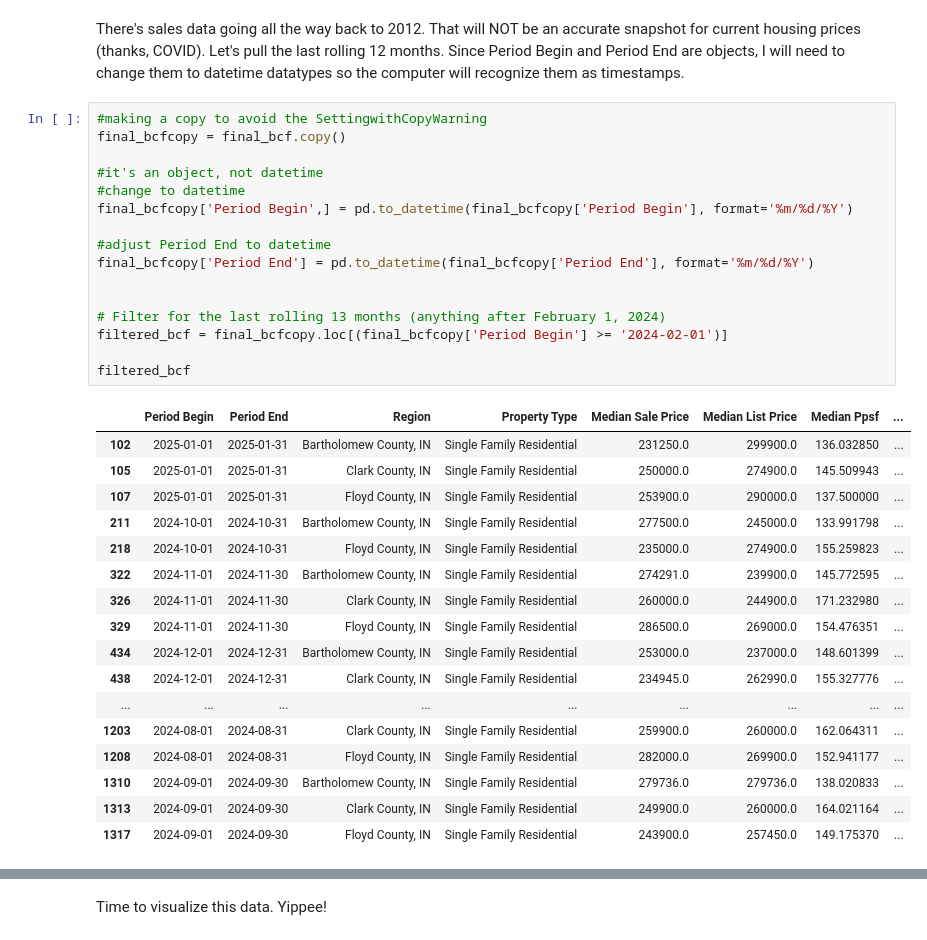
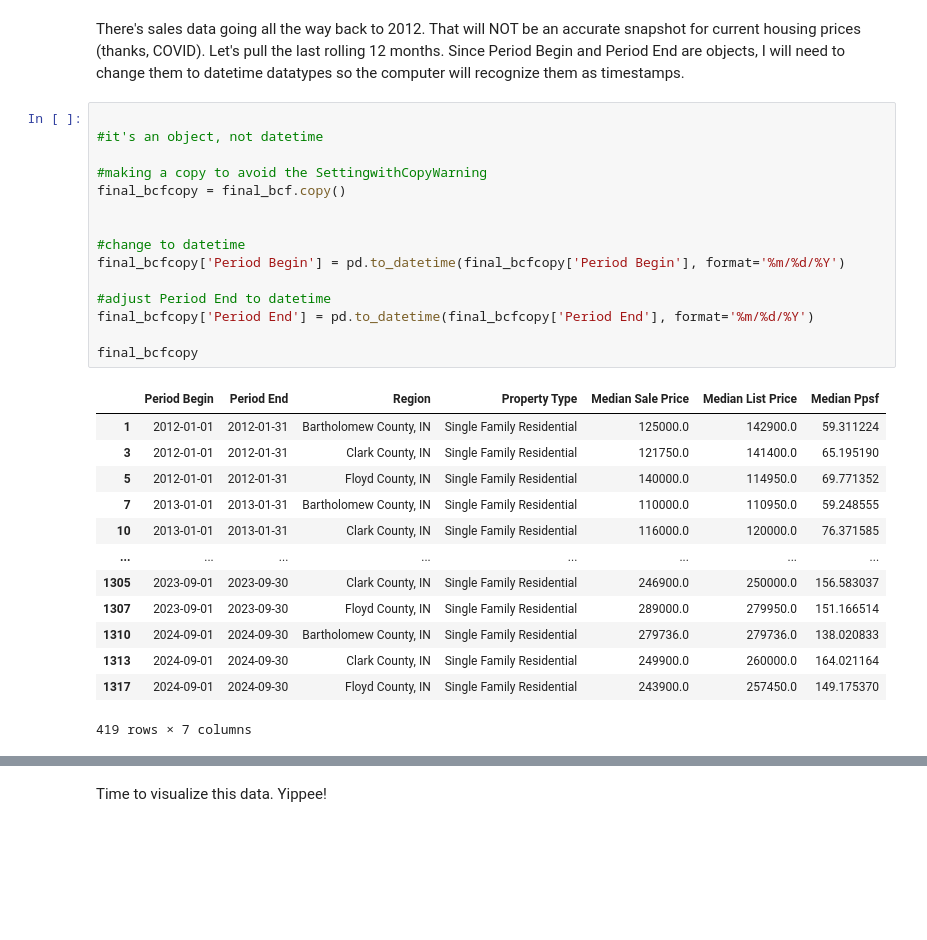
Before and after one commit to RachTheRad/SoIN_Housing_Analysis, a Jupyter notebook: HA_Cap_NB1.ipynb, the cells around one changed output, grey strips where cells are left out. Cells and saved outputs as stored; diff of their text form; blank space fills up the shorter version.

```diff
--- a/HA_Cap_NB1.ipynb
+++ b/HA_Cap_NB1.ipynb
@@ -238,36 +238,31 @@ dtype: object
 # %% [markdown]
 There's sales data going all the way back to 2012. That will NOT be an accurate snapshot for current housing prices (thanks, COVID). Let's pull the last rolling 12 months. Since Period Begin and Period End are objects, I will need to change them to datetime datatypes so the computer will recognize them as timestamps.
 # %%
+
+#it's an object, not datetime
+
 #making a copy to avoid the SettingwithCopyWarning
 final_bcfcopy = final_bcf.copy()
 
-#it's an object, not datetime
+
 #change to datetime
-final_bcfcopy['Period Begin',] = pd.to_datetime(final_bcfcopy['Period Begin'], format='%m/%d/%Y')
+final_bcfcopy['Period Begin'] = pd.to_datetime(final_bcfcopy['Period Begin'], format='%m/%d/%Y')
 
 #adjust Period End to datetime
 final_bcfcopy['Period End'] = pd.to_datetime(final_bcfcopy['Period End'], format='%m/%d/%Y')
 
-
-# Filter for the last rolling 13 months (anything after February 1, 2024)
-filtered_bcf = final_bcfcopy.loc[(final_bcfcopy['Period Begin'] >= '2024-02-01')]
-
-filtered_bcf
+final_bcfcopy
 # %% [output]
-|  | Period Begin | Period End | Region | Property Type | Median Sale Price | Median List Price | Median Ppsf | ... |
-| 102 | 2025-01-01 | 2025-01-31 | Bartholomew County, IN | Single Family Residential | 231250.0 | 299900.0 | 136.032850 | ... |
-| 105 | 2025-01-01 | 2025-01-31 | Clark County, IN | Single Family Residential | 250000.0 | 274900.0 | 145.509943 | ... |
-| 107 | 2025-01-01 | 2025-01-31 | Floyd County, IN | Single Family Residential | 253900.0 | 290000.0 | 137.500000 | ... |
-| 211 | 2024-10-01 | 2024-10-31 | Bartholomew County, IN | Single Family Residential | 277500.0 | 245000.0 | 133.991798 | ... |
-| 218 | 2024-10-01 | 2024-10-31 | Floyd County, IN | Single Family Residential | 235000.0 | 274900.0 | 155.259823 | ... |
-| 322 | 2024-11-01 | 2024-11-30 | Bartholomew County, IN | Single Family Residential | 274291.0 | 239900.0 | 145.772595 | ... |
-| 326 | 2024-11-01 | 2024-11-30 | Clark County, IN | Single Family Residential | 260000.0 | 244900.0 | 171.232980 | ... |
-| 329 | 2024-11-01 | 2024-11-30 | Floyd County, IN | Single Family Residential | 286500.0 | 269000.0 | 154.476351 | ... |
-| 434 | 2024-12-01 | 2024-12-31 | Bartholomew County, IN | Single Family Residential | 253000.0 | 237000.0 | 148.601399 | ... |
-| 438 | 2024-12-01 | 2024-12-31 | Clark County, IN | Single Family Residential | 234945.0 | 262990.0 | 155.327776 | ... |
-| ... | ... | ... | ... | ... | ... | ... | ... | ... |
-| 1203 | 2024-08-01 | 2024-08-31 | Clark County, IN | Single Family Residential | 259900.0 | 260000.0 | 162.064311 | ... |
-| 1208 | 2024-08-01 | 2024-08-31 | Floyd County, IN | Single Family Residential | 282000.0 | 269900.0 | 152.941177 | ... |
-| 1310 | 2024-09-01 | 2024-09-30 | Bartholomew County, IN | Single Family Residential | 279736.0 | 279736.0 | 138.020833 | ... |
-| 1313 | 2024-09-01 | 2024-09-30 | Clark County, IN | Single Family Residential | 249900.0 | 260000.0 | 164.021164 | ... |
-| 1317 | 2024-09-01 | 2024-09-30 | Floyd County, IN | Single Family Residential | 243900.0 | 257450.0 | 149.175370 | ... |
+|  | Period Begin | Period End | Region | Property Type | Median Sale Price | Median List Price | Median Ppsf |
+| 1 | 2012-01-01 | 2012-01-31 | Bartholomew County, IN | Single Family Residential | 125000.0 | 142900.0 | 59.311224 |
+| 3 | 2012-01-01 | 2012-01-31 | Clark County, IN | Single Family Residential | 121750.0 | 141400.0 | 65.195190 |
+| 5 | 2012-01-01 | 2012-01-31 | Floyd County, IN | Single Family Residential | 140000.0 | 114950.0 | 69.771352 |
+| 7 | 2013-01-01 | 2013-01-31 | Bartholomew County, IN | Single Family Residential | 110000.0 | 110950.0 | 59.248555 |
+| 10 | 2013-01-01 | 2013-01-31 | Clark County, IN | Single Family Residential | 116000.0 | 120000.0 | 76.371585 |
+| ... | ... | ... | ... | ... | ... | ... | ... |
+| 1305 | 2023-09-01 | 2023-09-30 | Clark County, IN | Single Family Residential | 246900.0 | 250000.0 | 156.583037 |
+| 1307 | 2023-09-01 | 2023-09-30 | Floyd County, IN | Single Family Residential | 289000.0 | 279950.0 | 151.166514 |
+| 1310 | 2024-09-01 | 2024-09-30 | Bartholomew County, IN | Single Family Residential | 279736.0 | 279736.0 | 138.020833 |
+| 1313 | 2024-09-01 | 2024-09-30 | Clark County, IN | Single Family Residential | 249900.0 | 260000.0 | 164.021164 |
+| 1317 | 2024-09-01 | 2024-09-30 | Floyd County, IN | Single Family Residential | 243900.0 | 257450.0 | 149.175370 |
+419 rows × 7 columns
```
Also changed, not shown: parts of 5 cells of this notebook.
